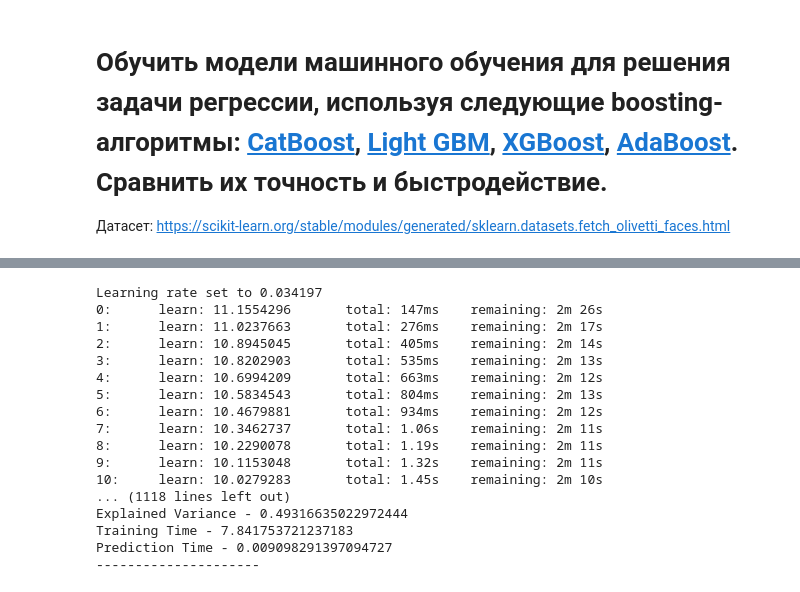
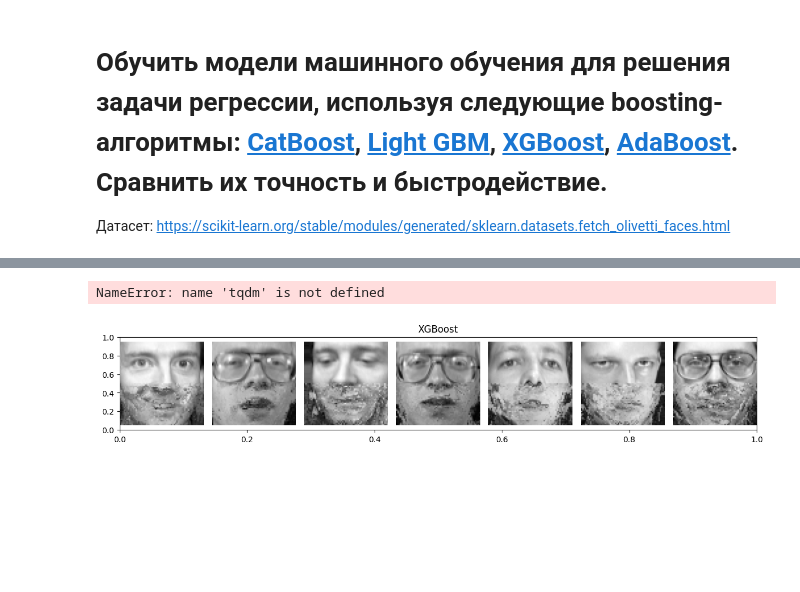
Before and after one commit to Flexlug/DataAnalysis, a Jupyter notebook: 8. Ансамблевые методы машинного обучения/Практика №11. Ансамблевые_методы_машинного_обучения.ipynb, the cells around one changed output, grey strips where cells are left out. Drawn from its saved outputs; the diff is of its cells as text; code cells hidden in the pictures; blank space fills up the shorter version.

```diff
--- a/8. Ансамблевые методы машинного обучения/Практика №11. Ансамблевые_методы_машинного_обучения.ipynb
+++ b/8. Ансамблевые методы машинного обучения/Практика №11. Ансамблевые_методы_машинного_обучения.ipynb
@@ -323,8 +340,9 @@ models = {
 # %%
 results = {}
-for name, model in models.items():
+for name, model in tqdm(models.items()):
     start_time = time.time()
-    model.fit(X_train, y_train)
+    model.fit(X_train, y_train, verbose=0)
+
     train_time = time.time() - start_time
 
     start_time = time.time()
@@ -349,20 +367,4 @@ for name, metrics in results.items():
         print(f'{metric} - {value}')
     print("---------------------")
 # %% [output]
-Learning rate set to 0.034197
-0:      learn: 11.1554296       total: 147ms    remaining: 2m 26s
-1:      learn: 11.0237663       total: 276ms    remaining: 2m 17s
-2:      learn: 10.8945045       total: 405ms    remaining: 2m 14s
-3:      learn: 10.8202903       total: 535ms    remaining: 2m 13s
-4:      learn: 10.6994209       total: 663ms    remaining: 2m 12s
-5:      learn: 10.5834543       total: 804ms    remaining: 2m 13s
-6:      learn: 10.4679881       total: 934ms    remaining: 2m 12s
-7:      learn: 10.3462737       total: 1.06s    remaining: 2m 11s
-8:      learn: 10.2290078       total: 1.19s    remaining: 2m 11s
-9:      learn: 10.1153048       total: 1.32s    remaining: 2m 11s
-10:     learn: 10.0279283       total: 1.45s    remaining: 2m 10s
-... (1118 lines left out)
-Explained Variance - 0.49316635022972444
-Training Time - 7.841753721237183
-Prediction Time - 0.009098291397094727
----------------------
+NameError: name 'tqdm' is not defined
@@ -369,3 +373,23 @@ Prediction Time - 0.009098291397094727
+# %%
+import matplotlib.pyplot as plt
+
+num_samples = 7
+
+for model in models.keys():
+    predictions = models[model].predict(X_test)
+
+    plt.figure(figsize=(12, 2))
+    plt.title(model)
+    for i in range(num_samples):
+        img = np.append(X_test[i], predictions[i].copy()).flatten()
+        plt.subplot(1, 7, i + 1)
+        plt.imshow(img.reshape((64, 64)), cmap='gray')
+        plt.axis('off')
+
+    plt.tight_layout()
+    plt.show()
+# %% [output]
+[figure, added]
 # %%
 import matplotlib.pyplot as plt
 import seaborn as sns
```
Also changed, not shown: parts of 11 cells of this notebook.
